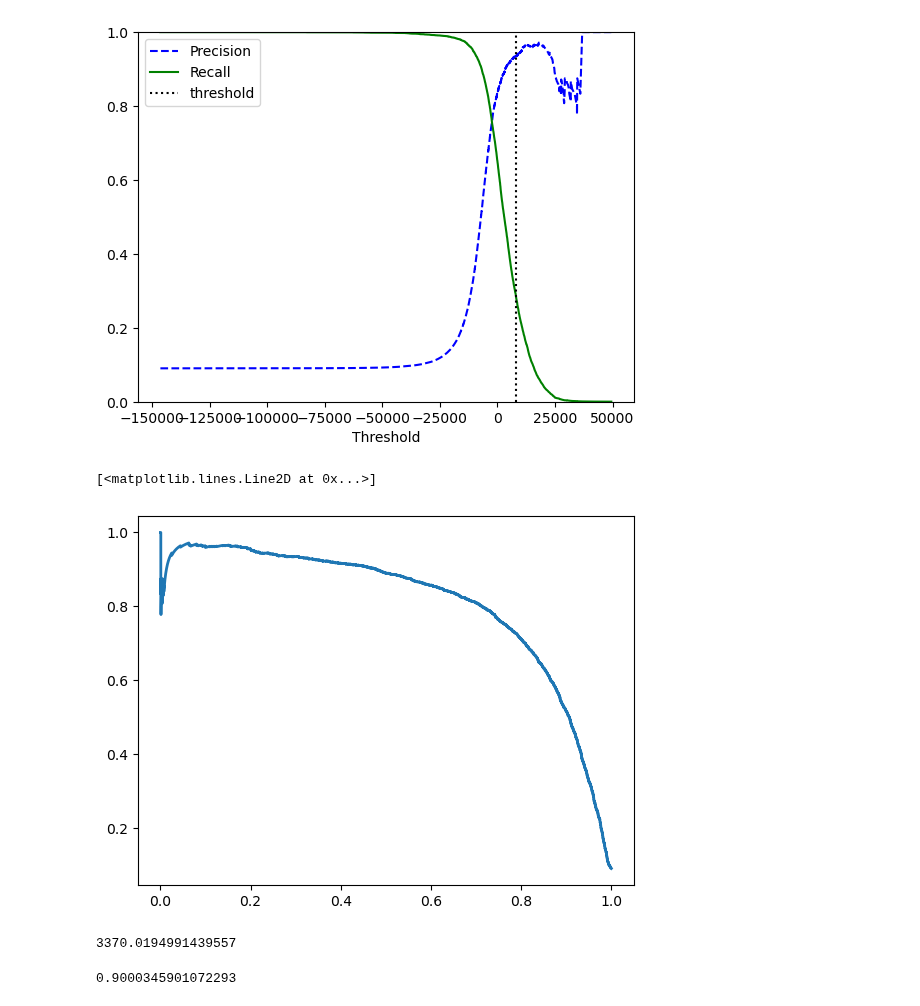
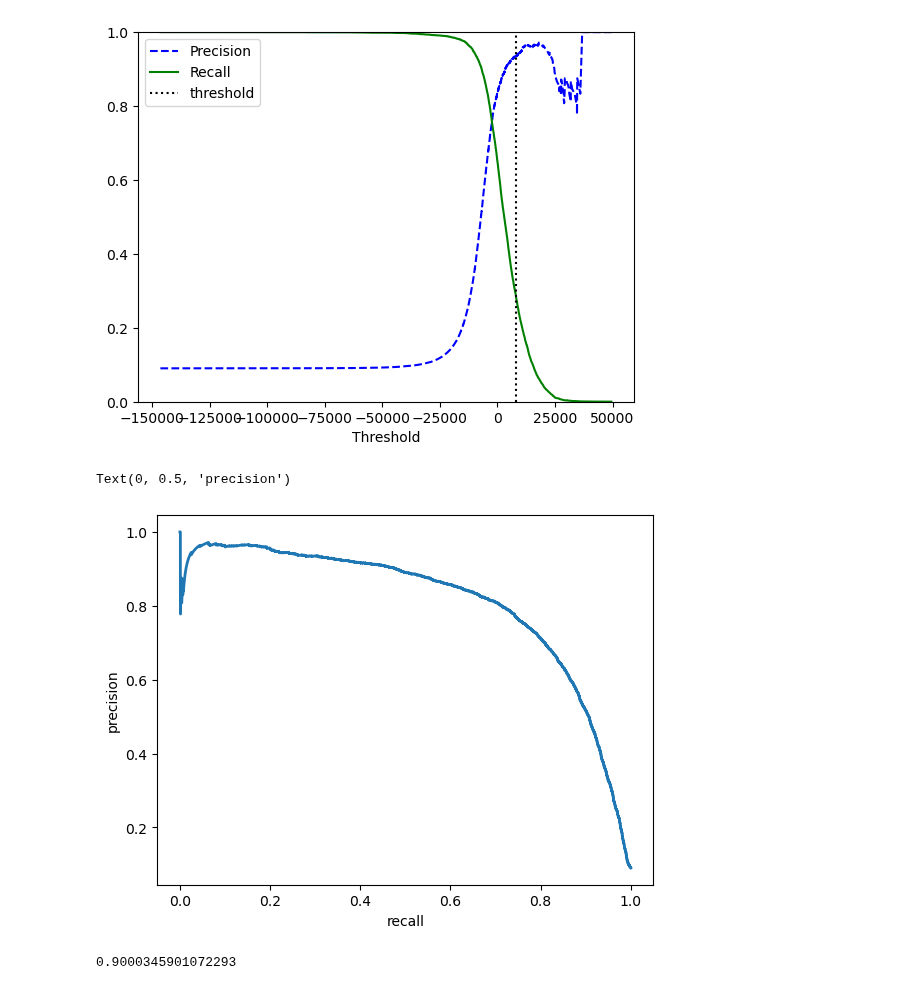
Before and after one commit to ericlau1987/hands_on_machine_learning_sklearn_keras_tensorflow, a Jupyter notebook: src/chapter3_classification/codes.ipynb, the cells around one changed output. Drawn from its saved outputs; the diff is of its cells as text; code cells hidden in the pictures.

```diff
--- a/src/chapter3_classification/codes.ipynb
+++ b/src/chapter3_classification/codes.ipynb
@@ -193,12 +193,10 @@ plt.show()
 [figure]
 # %%
 plt.plot(recalls, precisions, linewidth=2, label="Precision/Recall curve")
+plt.xlabel('recall')
+plt.ylabel('precision')
 # beautify the figure: add labels, grid, legend, arrow and text
 # plt.show()
 # %% [output]
-[<matplotlib.lines.Line2D at 0x...>]
+Text(0, 0.5, 'precision')
-[figure, old version]
+[figure, new version]
-# %%
-thresholds[57109]
-# %% [output]
-3370.0194991439557
```
Also changed, not shown: parts of 18 cells of this notebook.
